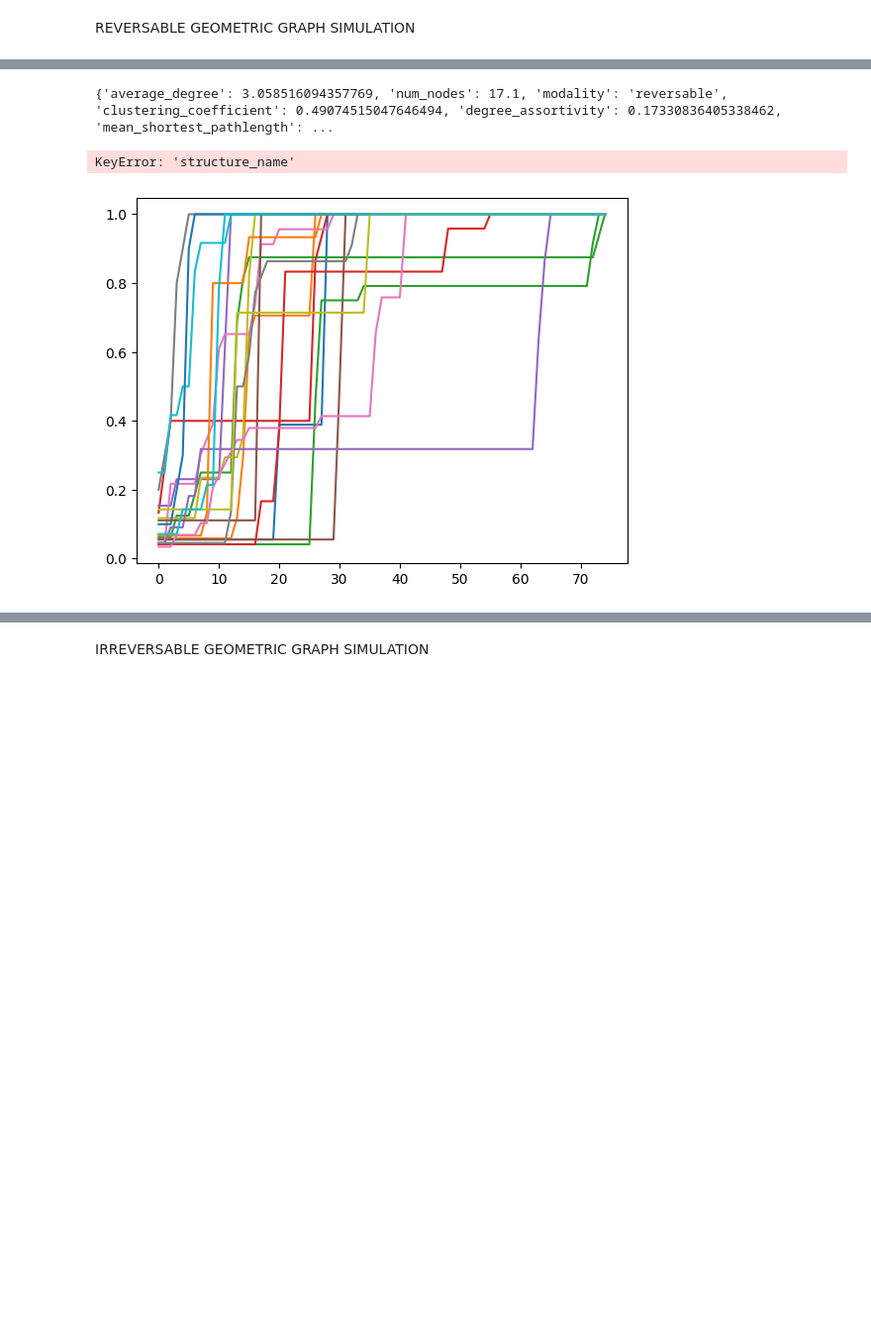
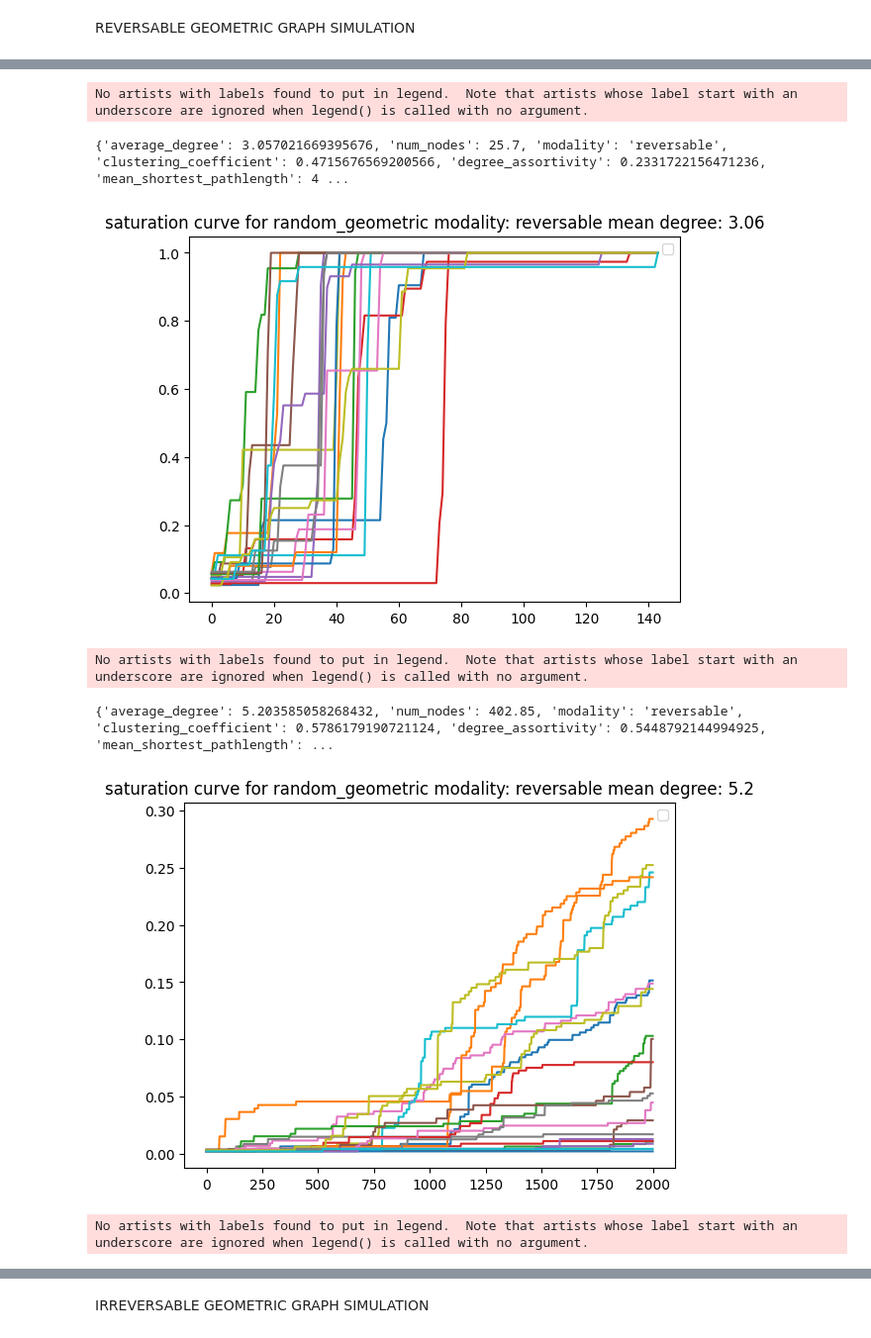
Before and after one commit to cm2435/graph_transmittion_research_project, a Jupyter notebook: variable_structure.ipynb, the cells around one changed output, grey strips where cells are left out. Shown: that part at 99% size. Saved outputs shown, nothing was run; the diff lists cells and outputs as text; code cells hidden in the pictures; blank space fills up the shorter version.

```diff
--- a/variable_structure.ipynb
+++ b/variable_structure.ipynb
@@ -27,5 +124,5 @@ import multiprocessing, itertools
 # %%
-def run_simulation(modality : str, structure_num : int):
+def run_simulation(modality : str, structure_no : int):
     results_dict_list = []
     for degree in geometric_graph_conf['mean_degrees']:
         results_dict = {
@@ -36,7 +133,7 @@ def run_simulation(modality : str, structure_num : int):
         print(f"simulation run for degree {degree}")
         for i, repeat in tqdm.tqdm(enumerate(range(conf['num_simulation_runs']))):
             graphgen = GraphStructureGenerator(
-                structure_name=geometric_graph_conf['structure_names'][structure_num],
+                structure_name=geometric_graph_conf['structure_names'][structure_no],
                 num_nodes=int(geometric_graph_conf['nodes']),
                 target_mean_degree = degree
             )
@@ -78,19 +175,19 @@ def clean_results(results_dict_list : list):
         result['average_timesteps'] = np.average(result['timesteps_saturation'])
     return results_dict_list
 
-def plot_results(results_dict_list):
+def plot_results(results_dict_list : dict, structure_no : int ):
     for i, result in enumerate(results_dict_list):
         print(result['info_dict'])
         for iter in result['fraction_infected_list']:
             timesteps_list = [x for x in range(len(iter))]
-            try:
-                p, cov = curve_fit(logistic, timesteps_list, iter)
-                logistic_curve_data = logistic(timesteps_list, *p)
-            except:
-                pass
+            #try:
+            #    p, cov = curve_fit(logistic, timesteps_list, iter)
+            #    logistic_curve_data = logistic(timesteps_list, *p)
+            #except:
+            #    pass
             plt.plot(timesteps_list, iter, )#label = f"average simulated saturation across {len(result['timesteps_saturation'])} runs")
         #plt.plot(timesteps_list, logistic_curve_data, label = "fitted logistic")
-        plt.title(f"saturation curve for {geometric_graph_conf['structure_name']} modality: {result['info_dict']['modality']} mean degree: {round(result['info_dict']['average_degree'], 2)}")
+        plt.title(f"saturation curve for {geometric_graph_conf['structure_names'][structure_no]} modality: {result['info_dict']['modality']} mean degree: {round(result['info_dict']['average_degree'], 2)}")
         plt.legend()
         plt.show()
 # %% [markdown]
@@ -105,10 +201,14 @@ simulation run for degree 10
 simulation run for degree 15
 simulation run for degree 20
 # %%
-cleaned_results_dict_list_geometric_reversabble = clean_results(results_dict_list_geometric_reversable)
+cleaned_results_dict_list_geometric_reversable = clean_results(results_dict_list_geometric_reversable)
-# %%
-plot_results(cleaned_results_dict_list_geometric_reversabble)
-# %% [output]
-{'average_degree': 3.058516094357769, 'num_nodes': 17.1, 'modality': 'reversable', 'clustering_coefficient': 0.49074515047646494, 'degree_assortivity': 0.17330836405338462, 'mean_shortest_pathlength': ...
-KeyError: 'structure_name'
-[figure, removed]
+# %%
+plot_results(cleaned_results_dict_list_geometric_reversable, 0)
+# %% [output]
+No artists with labels found to put in legend.  Note that artists whose label start with an underscore are ignored when legend() is called with no argument.
+{'average_degree': 3.057021669395676, 'num_nodes': 25.7, 'modality': 'reversable', 'clustering_coefficient': 0.4715676569200566, 'degree_assortivity': 0.2331722156471236, 'mean_shortest_pathlength': 4 ...
+[figure, added]
+No artists with labels found to put in legend.  Note that artists whose label start with an underscore are ignored when legend() is called with no argument.
+{'average_degree': 5.203585058268432, 'num_nodes': 402.85, 'modality': 'reversable', 'clustering_coefficient': 0.5786179190721124, 'degree_assortivity': 0.5448792144994925, 'mean_shortest_pathlength': ...
+[figure, added]
+No artists with labels found to put in legend.  Note that artists whose label start with an underscore are ignored when legend() is called with no argument.
```
Also changed, not shown: parts of 24 cells of this notebook, 1 other file.
